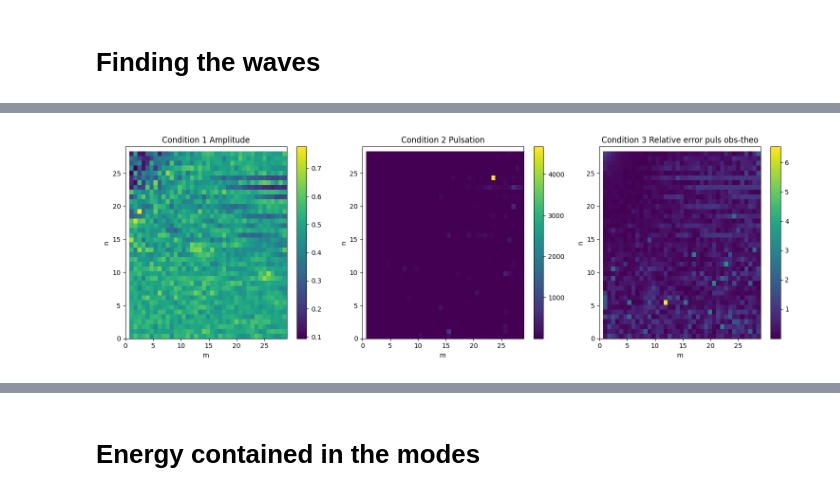
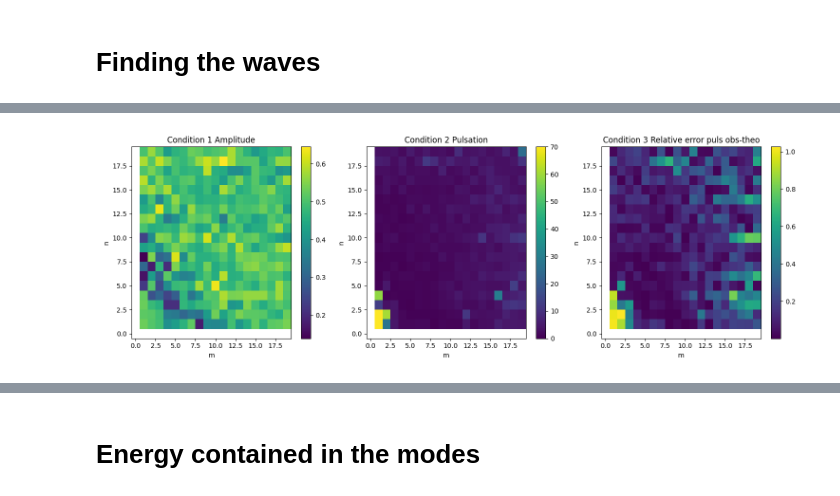
Before and after one commit to LennardMiller/Stage_M2, a Jupyter notebook: Basin Mode Projection/Rossby_diag_closed_case.ipynb, the cells around one changed output, grey strips where cells are left out. Saved outputs shown, nothing was run; the diff lists cells and outputs as text; code cells hidden in the pictures.

```diff
--- a/Basin Mode Projection/Rossby_diag_closed_case.ipynb
+++ b/Basin Mode Projection/Rossby_diag_closed_case.ipynb
@@ -337,14 +379,14 @@ plt.show()
 # %%
-time_sel=np.arange(0,len(t),3,dtype=int)
-
+#Batch optimisation
+time_sel = np.arange(0, len(t), 1, dtype=int)
 pi = np.pi
 
-def finding_parameters(m_sel, n_sel, time_sel, psi, t):
+def finding_parameters(m_sel, n_sel, time_sel,q, t):
     """
     Process a single (m, n) mode and return data for plotting if conditions are met.
     """
     # Finding the projection of the field on the mode
-    psi_mn = project_basin(q[time_sel, :, :], m_sel, n_sel, Lx, norm=1)
+    psi_mn = project_basin(q[time_sel, :, :], m_sel, n_sel, Lx, norm=0)
 
     pulsation_observed_brut, pulsation_var = pulsation(psi_mn, t, time_sel)
     std = np.sqrt(np.mean(pulsation_var, axis=0) - np.mean(pulsation_observed_brut, axis=0)**2)
@@ -355,27 +397,30 @@ def finding_parameters(m_sel, n_sel, time_sel, psi, t):
     imag = np.imag(psi_mn)
     rel_err = (np.abs(np.abs(np.mean(pulsation_observed_brut, axis=0) - np.abs(pulsation_mode_theo))) / np.abs(pulsation_mode_theo)).compute()
 
-
     # Conditions to discriminate the modes with wave-like behavior
     condition1 = np.std(np.abs(np.sqrt(real**2 + imag**2)), axis=0) / np.mean(np.abs(np.sqrt(real**2 + imag**2)), axis=0)
     condition2 = std / np.abs(np.mean(pulsation_observed_brut, axis=0))
     condition3 = rel_err
-    print("processed mode:", m_sel, n_sel)
+
     return condition1, condition2, condition3
 
-m_list = np.arange(0, 30, 1)
-n_list = np.arange(0, 30, 1)
+m_list = np.arange(0, 20, 1)
+n_list = np.arange(0, 20, 1)
 
-time_sel = np.arange(0, len(t), 3, dtype=int)
 condition1_tab = np.zeros((len(n_list), len(m_list)))
 condition2_tab = np.zeros((len(n_list), len(m_list)))
 condition3_tab = np.zeros((len(n_list), len(m_list)))
 
-# Collect results in parallel
-results = Parallel(n_jobs=-1)(delayed(finding_parameters)(m, n, time_sel, psi, t) for m in m_list for n in n_list)
+# Batch processing
+batch_size = 5
+m_batches = [m_list[i:i + batch_size] for i in range(0, len(m_list), batch_size)]
 
-for idx, (m, n) in enumerate([(m, n) for m in m_list for n in n_list]):
-    m_idx = np.where(m_list == m)[0][0]
-    n_idx = np.where(n_list == n)[0][0]
-    condition1_tab[n_idx, m_idx], condition2_tab[n_idx, m_idx], condition3_tab[n_idx, m_idx] = results[idx]
+for batch_idx, m_batch in enumerate(m_batches):
+    print(f"Processing batch {batch_idx + 1}/{len(m_batches)}")
+    results = Parallel(n_jobs=-1)(delayed(finding_parameters)(m, n, time_sel, q, t) for m in m_batch for n in n_list)
+
+    for idx, (m, n) in enumerate([(m, n) for m in m_batch for n in n_list]):
+        m_idx = np.where(m_list == m)[0][0]
+        n_idx = np.where(n_list == n)[0][0]
+        condition1_tab[n_idx, m_idx], condition2_tab[n_idx, m_idx], condition3_tab[n_idx, m_idx] = results[idx]
 # %% [output]
@@ -399,33 +431,33 @@ processed mode: 19 19
 # %%
-m_list = np.arange(0, 30, 1)
-n_list = np.arange(0, 30, 1)
 
+# Plotting
 fig, axs = plt.subplots(1, 3, figsize=(15, 5))
 
 # Plotting condition1
-c1 = axs[0].imshow(condition1_tab, extent=[m_list[0], m_list[-1], n_list[0], n_list[-1]], aspect='auto')
+c1 = axs[0].pcolormesh(n_list,m_list,condition1_tab)
 axs[0].set_title('Condition 1 Amplitude')
 axs[0].set_xlabel('m')
 axs[0].set_ylabel('n')
 fig.colorbar(c1, ax=axs[0], orientation='vertical')
 
 # Plotting condition2
-c2 = axs[1].imshow(condition2_tab, extent=[m_list[0], m_list[-1], n_list[0], n_list[-1]], aspect='auto')
+c2 = axs[1].pcolormesh(n_list,m_list,condition2_tab,vmin=0,vmax=70)
 axs[1].set_title('Condition 2 Pulsation')
 axs[1].set_xlabel('m')
 axs[1].set_ylabel('n')
 fig.colorbar(c2, ax=axs[1], orientation='vertical')
 
 # Plotting condition3
-c3 = axs[2].imshow(condition3_tab, extent=[m_list[0], m_list[-1], n_list[0], n_list[-1]], aspect='auto')
+c3 = axs[2].pcolormesh(n_list,m_list,condition3_tab)#,vmin=0,vmax=1.3)
 axs[2].set_title('Condition 3 Relative error puls obs-theo')
 axs[2].set_xlabel('m')
 axs[2].set_ylabel('n')
 
 fig.colorbar(c3, ax=axs[2], orientation='vertical')
 
+
 plt.tight_layout()
-plt.savefig("../figures/Wave_sign_closed_case/3conditions_compared mode" + str(m_list[0]) + "-" + str(m_list[-1]) + ".png")
+plt.savefig("../figures/Wave_sign_closed_case/3conditions_compared_mode_" + str(m_list[0]) + "-" + str(m_list[-1]) + "simu"+where+str(simu_name)+ ".png")
 plt.show()
 # %% [output]
-[figure, old version]
+[figure, new version]
```
Also changed, not shown: parts of 14 cells of this notebook, 20 other files.
